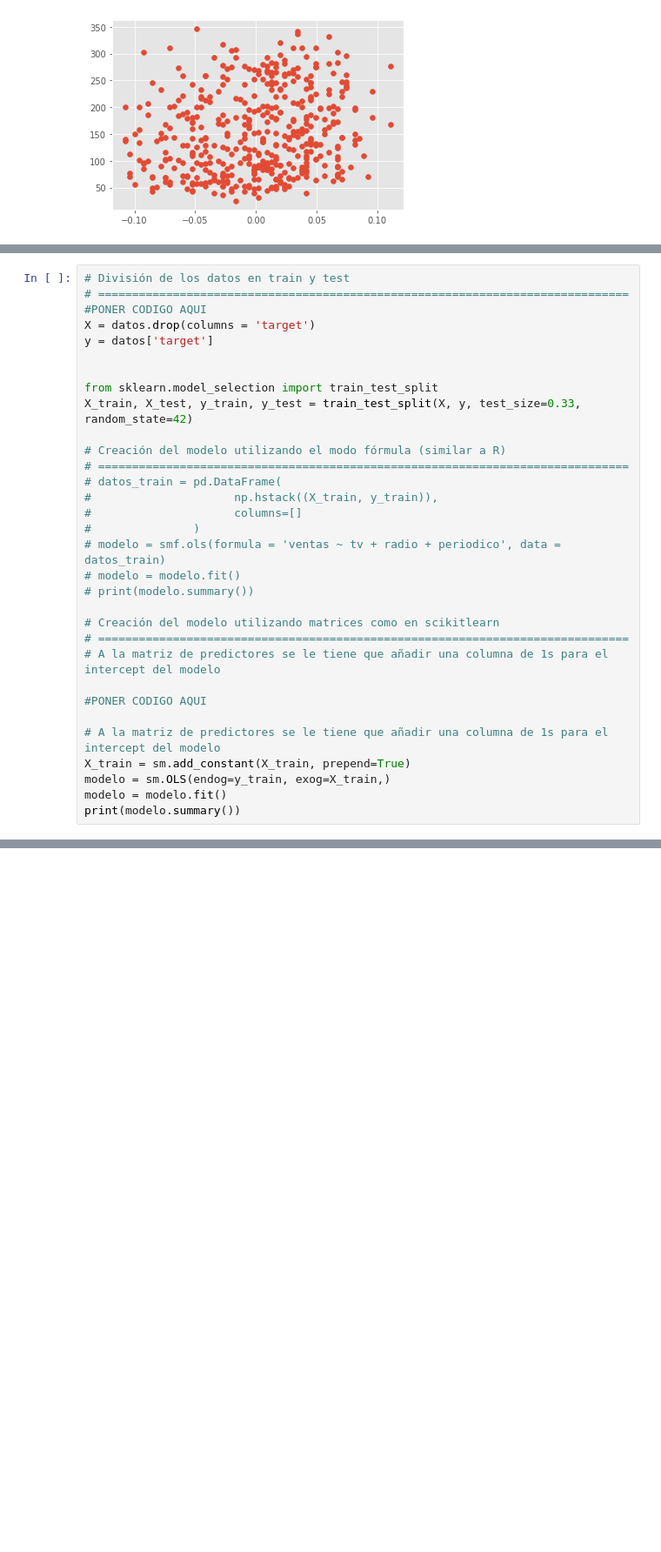
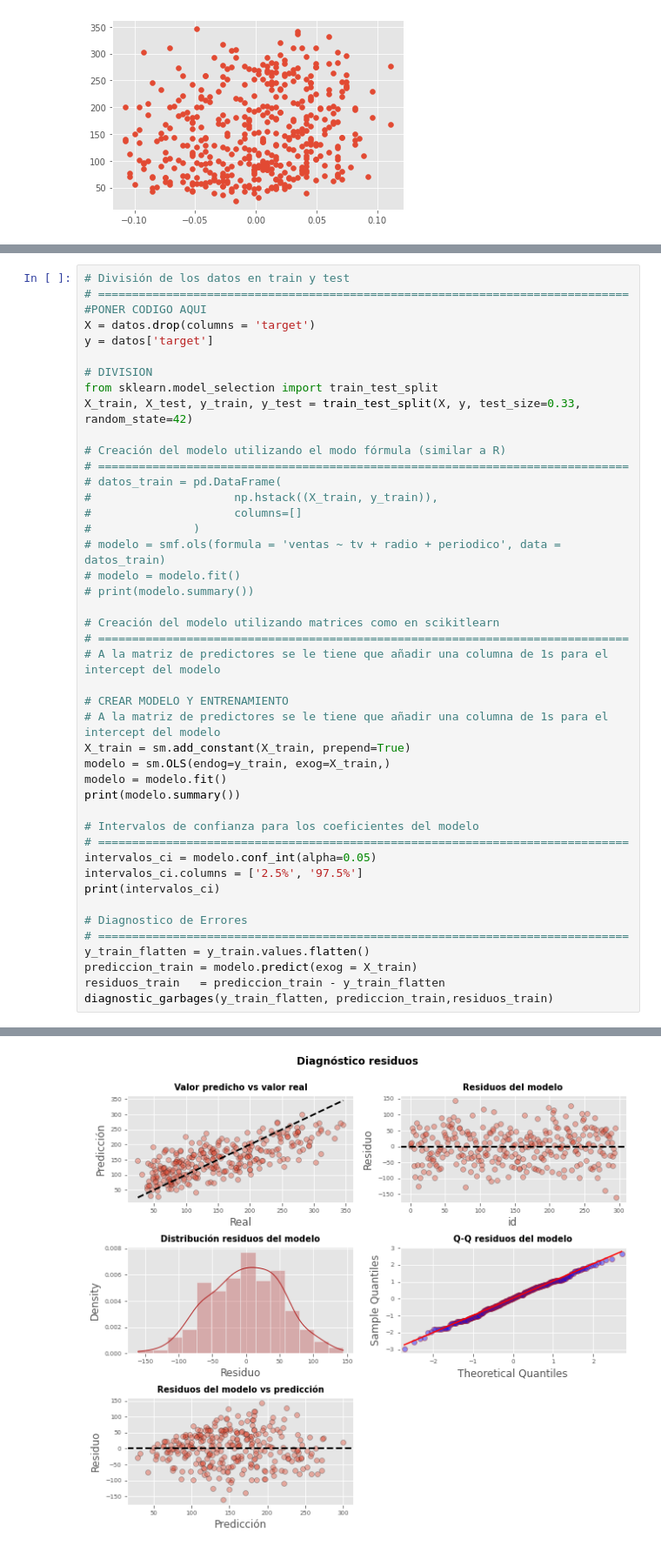
Before and after one commit to octagomez/Practico_191022, a Jupyter notebook: Examen V1.ipynb, the cells around one changed output, grey strips where cells are left out. Shown: that part at 87% size. Cells and saved outputs as stored; diff of their text form; blank space fills up the shorter version.

Commit message:
Hasta Error Test

```diff
--- a/Examen V1.ipynb
+++ b/Examen V1.ipynb
@@ -192,7 +281,7 @@ plt.scatter(datos['age'],datos['target'])
 X = datos.drop(columns = 'target')
 y = datos['target']
 
-
+# DIVISION
 from sklearn.model_selection import train_test_split
 X_train, X_test, y_train, y_test = train_test_split(X, y, test_size=0.33, random_state=42)
 
@@ -210,13 +299,25 @@ X_train, X_test, y_train, y_test = train_test_split(X, y, test_size=0.33, random
 # ==============================================================================
 # A la matriz de predictores se le tiene que añadir una columna de 1s para el intercept del modelo
 
-#PONER CODIGO AQUI
-
+# CREAR MODELO Y ENTRENAMIENTO
 # A la matriz de predictores se le tiene que añadir una columna de 1s para el intercept del modelo
 X_train = sm.add_constant(X_train, prepend=True)
 modelo = sm.OLS(endog=y_train, exog=X_train,)
 modelo = modelo.fit()
 print(modelo.summary())
+
+# Intervalos de confianza para los coeficientes del modelo
+# ==============================================================================
+intervalos_ci = modelo.conf_int(alpha=0.05)
+intervalos_ci.columns = ['2.5%', '97.5%']
+print(intervalos_ci)
+
+# Diagnostico de Errores
+# ==============================================================================
+y_train_flatten = y_train.values.flatten()
+prediccion_train = modelo.predict(exog = X_train)
+residuos_train   = prediccion_train - y_train_flatten
+diagnostic_garbages(y_train_flatten, prediccion_train,residuos_train)
 # %% [output]
                             OLS Regression Results
 ==============================================================================
@@ -238,3 +339,4 @@ Notes:
+[figure, added]
 # %% [markdown]
 El modelo con todas las variables introducidas como predictores tiene un  R2 de (0.527), es capaz de explicar el 52.7% de la variabilidad observada en las ventas.
 
```
Also changed, not shown: parts of 16 cells of this notebook.
